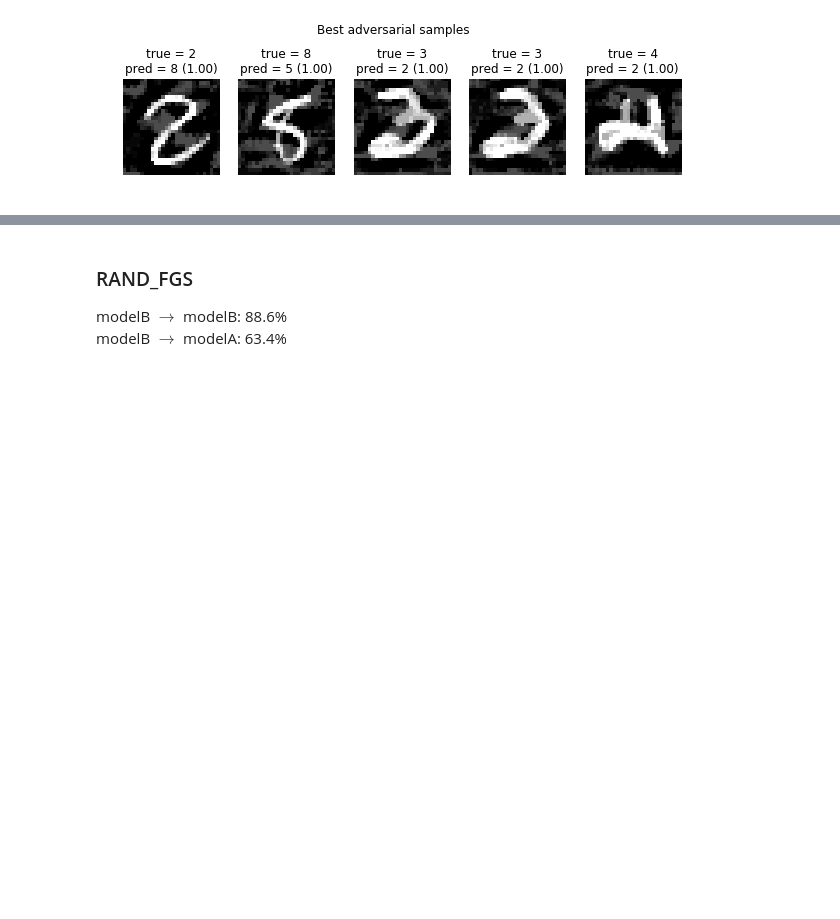
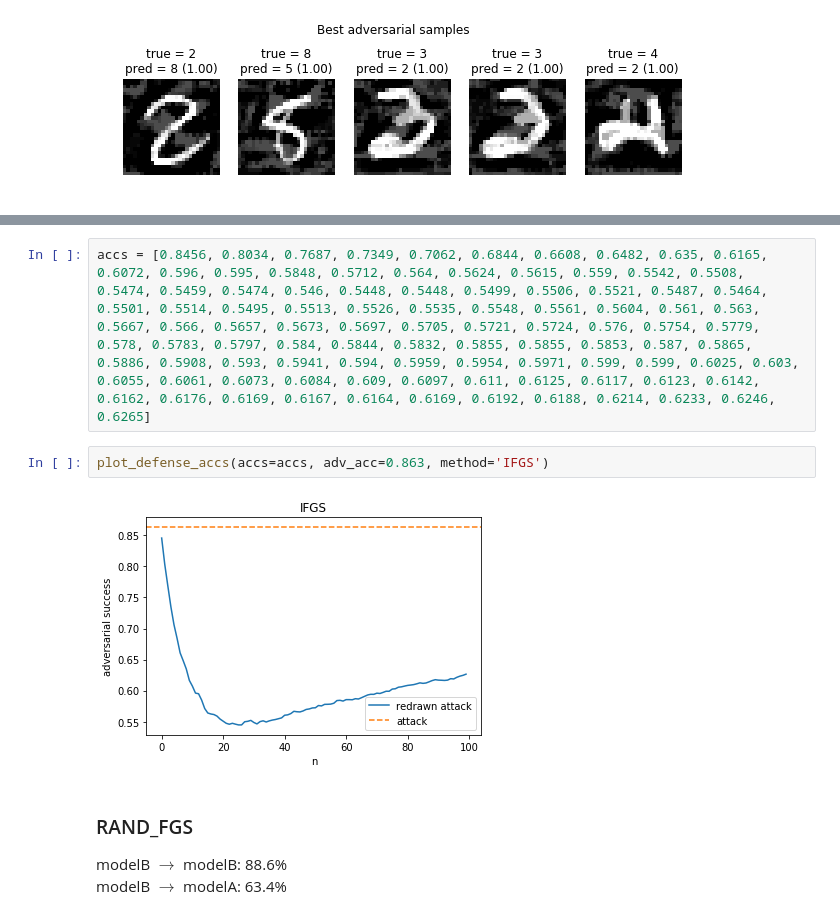
Before and after one commit to trejsu/shaper, a Jupyter notebook: experiments/notebook/adversarial.ipynb, the cells around one changed output, grey strips where cells are left out. Cells and saved outputs as stored; diff of their text form; blank space fills up the shorter version.

```diff
--- a/experiments/notebook/adversarial.ipynb
+++ b/experiments/notebook/adversarial.ipynb
@@ -217,3 +238,9 @@ plot_drawing_defense('ifgs.npz')
+# %%
+accs = [0.8456, 0.8034, 0.7687, 0.7349, 0.7062, 0.6844, 0.6608, 0.6482, 0.635, 0.6165, 0.6072, 0.596, 0.595, 0.5848, 0.5712, 0.564, 0.5624, 0.5615, 0.559, 0.5542, 0.5508, 0.5474, 0.5459, 0.5474, 0.546, 0.5448, 0.5448, 0.5499, 0.5506, 0.5521, 0.5487, 0.5464, 0.5501, 0.5514, 0.5495, 0.5513, 0.5526, 0.5535, 0.5548, 0.5561, 0.5604, 0.561, 0.563, 0.5667, 0.566, 0.5657, 0.5673, 0.5697, 0.5705, 0.5721, 0.5724, 0.576, 0.5754, 0.5779, 0.578, 0.5783, 0.5797, 0.584, 0.5844, 0.5832, 0.5855, 0.5855, 0.5853, 0.587, 0.5865, 0.5886, 0.5908, 0.593, 0.5941, 0.594, 0.5959, 0.5954, 0.5971, 0.599, 0.599, 0.6025, 0.603, 0.6055, 0.6061, 0.6073, 0.6084, 0.609, 0.6097, 0.611, 0.6125, 0.6117, 0.6123, 0.6142, 0.6162, 0.6176, 0.6169, 0.6167, 0.6164, 0.6169, 0.6192, 0.6188, 0.6214, 0.6233, 0.6246, 0.6265]
+# %%
+plot_defense_accs(accs=accs, adv_acc=0.863, method='IFGS')
+# %% [output]
+[figure, added]
 # %% [markdown]
 ### RAND_FGS
 modelB $\rightarrow$ modelB: 88.6%
```
Also changed, not shown: parts of 24 cells of this notebook, 1 other file.
